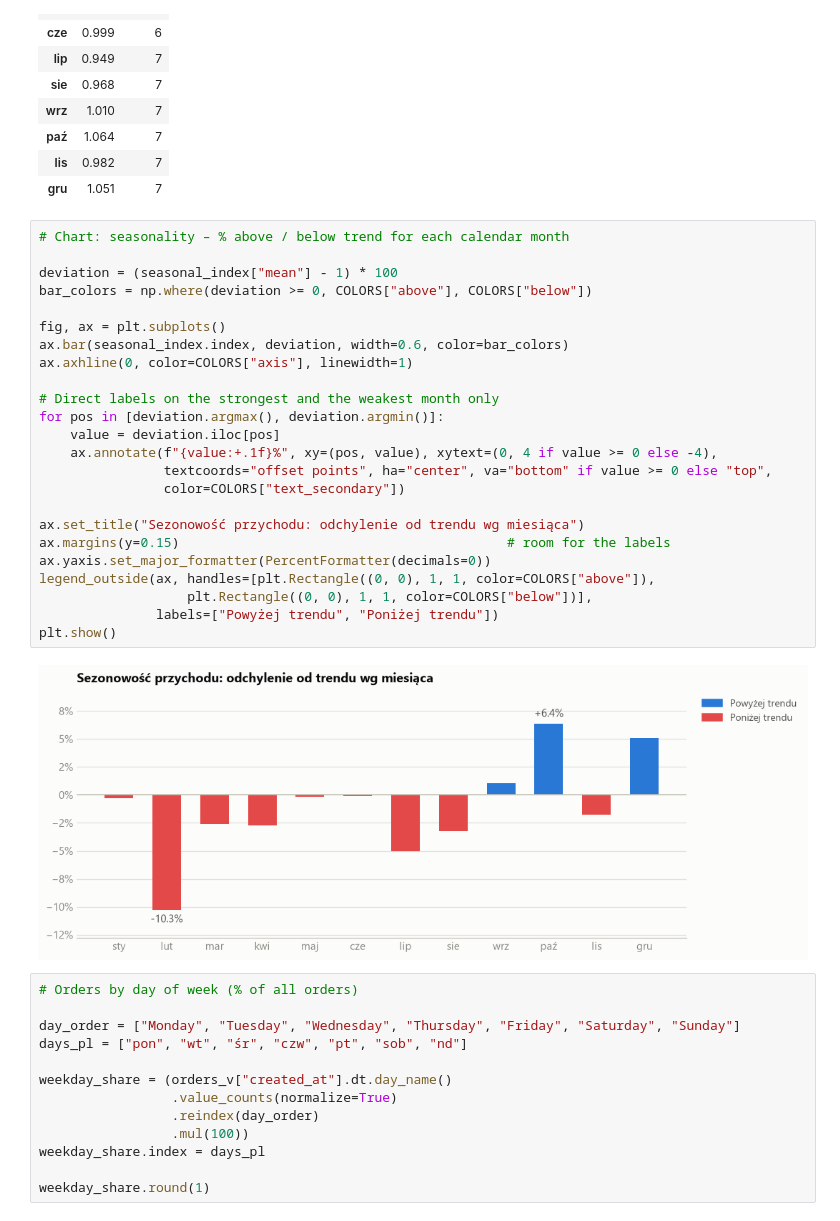
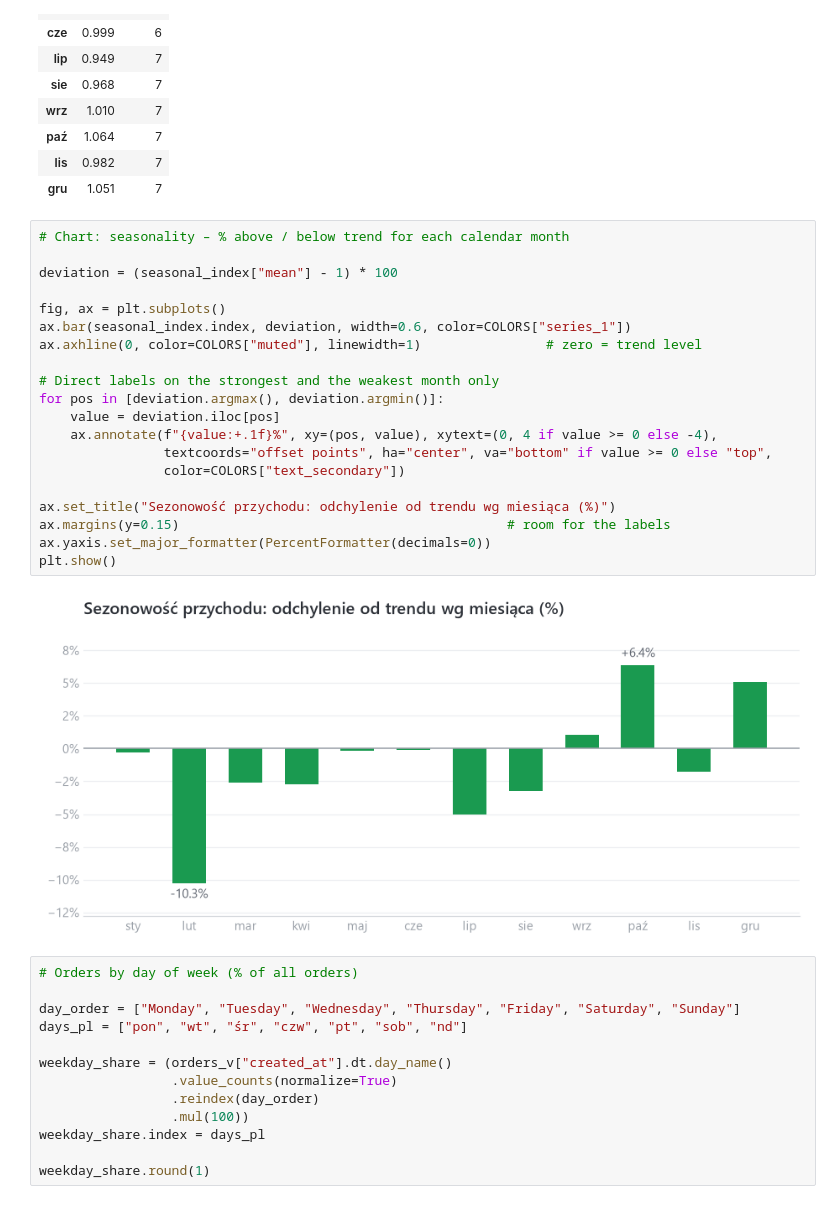
Before and after one commit to Raaaayu/thelook-ecommerce-analytics, a Jupyter notebook: 06_eda_orders_time.ipynb, the cells around one changed output. Cells and saved outputs as stored; diff of their text form.

Commit message:
EDA A4: charts styled to dashboard template, single-color seasonality

```diff
--- a/06_eda_orders_time.ipynb
+++ b/06_eda_orders_time.ipynb
@@ -319,29 +319,25 @@ Okres: 2019-07 – 2026-03 (count = liczba lat w średniej)
 # %%
 # Chart: seasonality – % above / below trend for each calendar month
 
 deviation = (seasonal_index["mean"] - 1) * 100
-bar_colors = np.where(deviation >= 0, COLORS["above"], COLORS["below"])
 
 fig, ax = plt.subplots()
-ax.bar(seasonal_index.index, deviation, width=0.6, color=bar_colors)
-ax.axhline(0, color=COLORS["axis"], linewidth=1)
+ax.bar(seasonal_index.index, deviation, width=0.6, color=COLORS["series_1"])
+ax.axhline(0, color=COLORS["muted"], linewidth=1)                # zero = trend level
 
 # Direct labels on the strongest and the weakest month only
 for pos in [deviation.argmax(), deviation.argmin()]:
     value = deviation.iloc[pos]
     ax.annotate(f"{value:+.1f}%", xy=(pos, value), xytext=(0, 4 if value >= 0 else -4),
                 textcoords="offset points", ha="center", va="bottom" if value >= 0 else "top",
                 color=COLORS["text_secondary"])
 
-ax.set_title("Sezonowość przychodu: odchylenie od trendu wg miesiąca")
+ax.set_title("Sezonowość przychodu: odchylenie od trendu wg miesiąca (%)")
 ax.margins(y=0.15)                                          # room for the labels
 ax.yaxis.set_major_formatter(PercentFormatter(decimals=0))
-legend_outside(ax, handles=[plt.Rectangle((0, 0), 1, 1, color=COLORS["above"]),
-                   plt.Rectangle((0, 0), 1, 1, color=COLORS["below"])],
-               labels=["Powyżej trendu", "Poniżej trendu"])
 plt.show()
 # %% [output]
-[figure, old version]
+[figure, new version]
 # %%
 # Orders by day of week (% of all orders)
 
```
Also changed, not shown: parts of 4 cells of this notebook, 1 other file.
